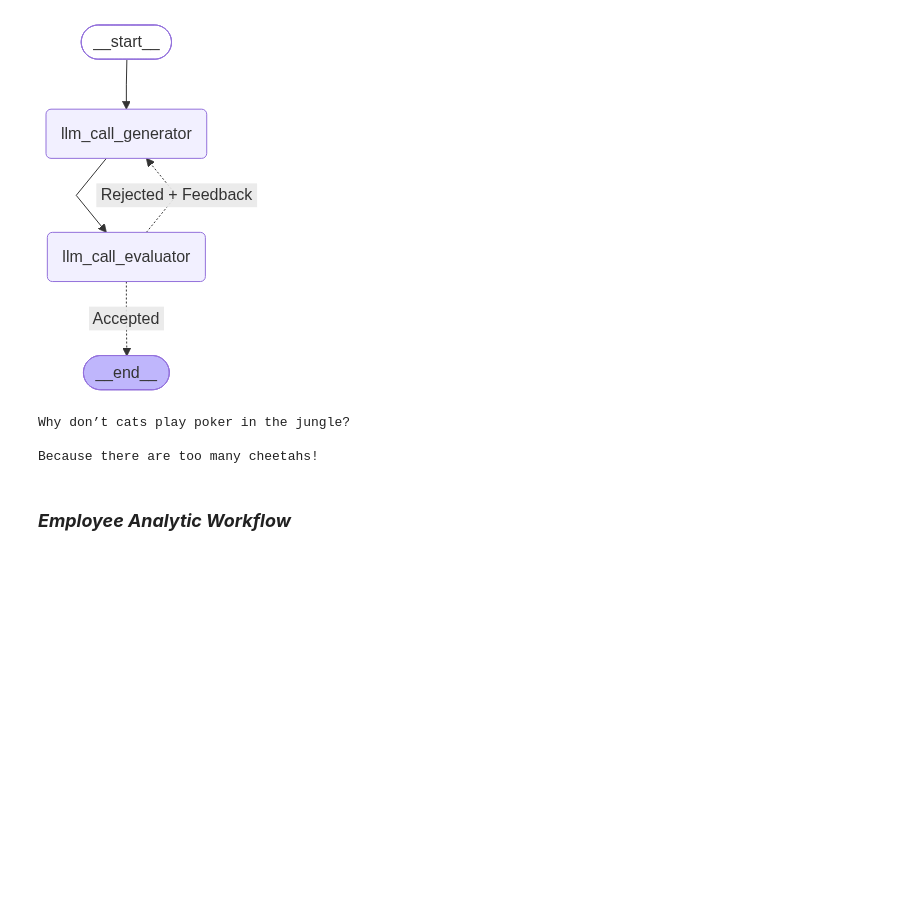
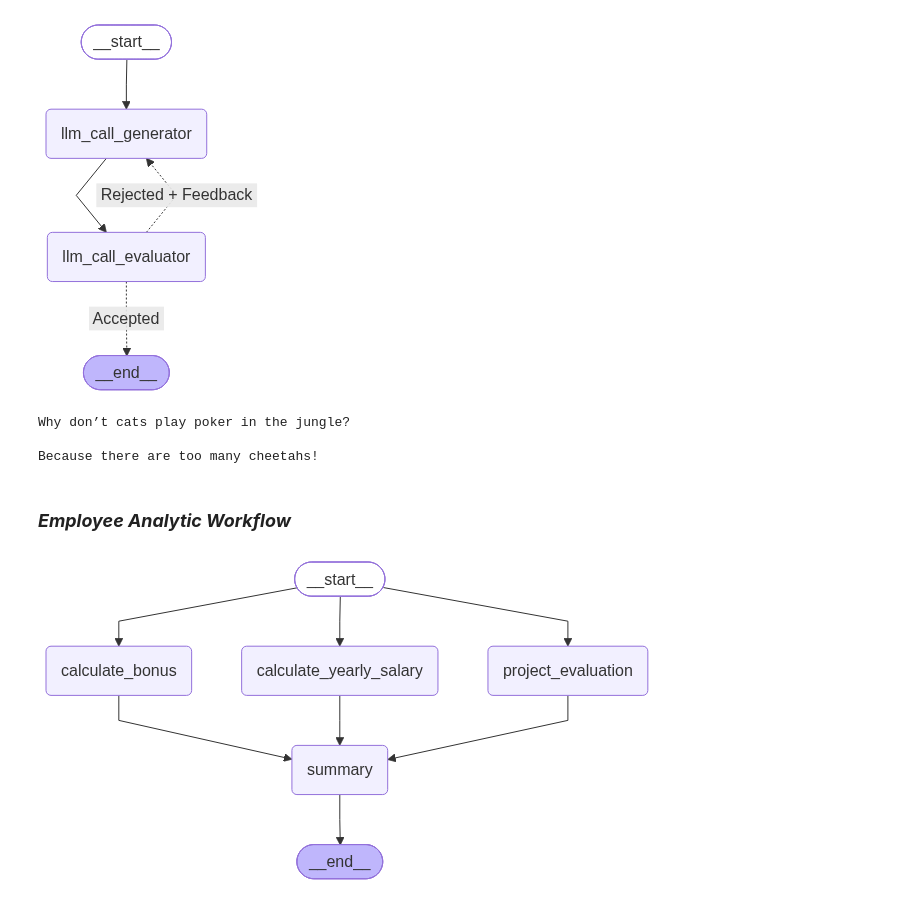
Before and after one commit to Ankit1726/AI_Engineering, a Jupyter notebook: Agentic_AI/notebooks/langgraph/workflows.ipynb, the cells around one changed output. Drawn from its saved outputs; the diff is of its cells as text; code cells hidden in the pictures; blank space fills up the shorter version.

Commit message:
workflow ✨

```diff
--- a/Agentic_AI/notebooks/langgraph/workflows.ipynb
+++ b/Agentic_AI/notebooks/langgraph/workflows.ipynb
@@ -510,3 +510,17 @@ Why don’t cats play poker in the jungle?
 Because there are too many cheetahs!
 # %% [markdown]
 ### ***Employee Analytic Workflow***
+# %%
+from langgraph.graph import StateGraph,START,END
+from typing import TypedDict
+
+## Defne State
+class EmployeeState(TypedDict):
+     employee_name:str
+     monthly_salary:int
+     working_days:int
+     completed_projects:int
+     yearly_salary:int
+     bonus_amount:int
+     project_status:str
+     summary:str
@@ -512,0 +560,24 @@ Because there are too many cheetahs!
+# %%
+## Create Graph
+graph = StateGraph(EmployeeState)
+
+graph.add_node('calculate_yearly_salary', calculate_yearly_salary)
+graph.add_node('calculate_bonus', calculate_bonus)
+graph.add_node('project_evaluation', project_evaluation)
+graph.add_node('summary', summary)
+
+# Add Edges
+graph.add_edge(START, 'calculate_yearly_salary')
+graph.add_edge(START, 'calculate_bonus')
+graph.add_edge(START, 'project_evaluation')
+
+graph.add_edge('calculate_yearly_salary', 'summary')
+graph.add_edge('calculate_bonus', 'summary')
+graph.add_edge('project_evaluation', 'summary')
+graph.add_edge('summary', END)
+
+workflow = graph.compile()
+# %%
+workflow
+# %% [output]
+[figure, added]
```
Also changed, not shown: parts of 18 cells of this notebook.
